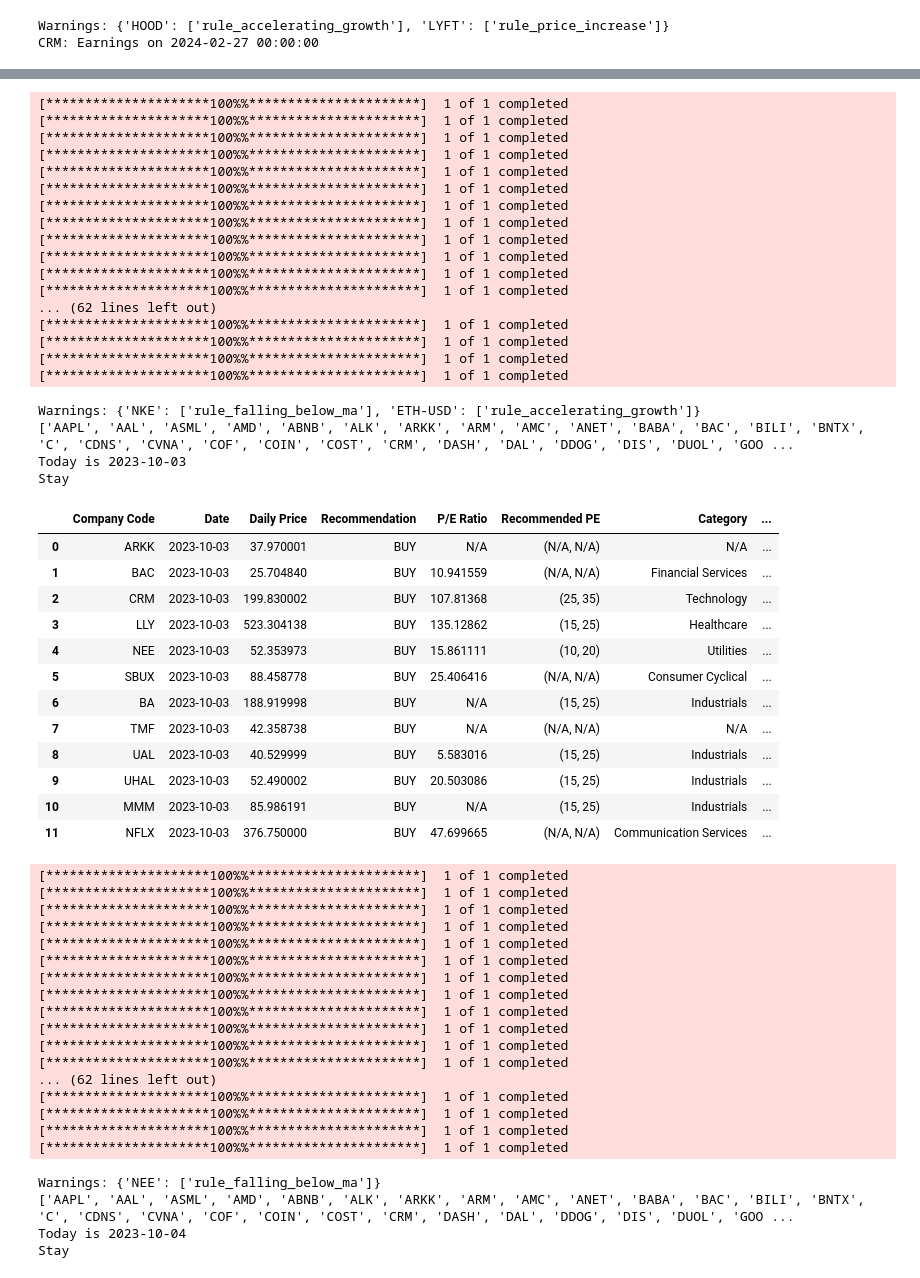
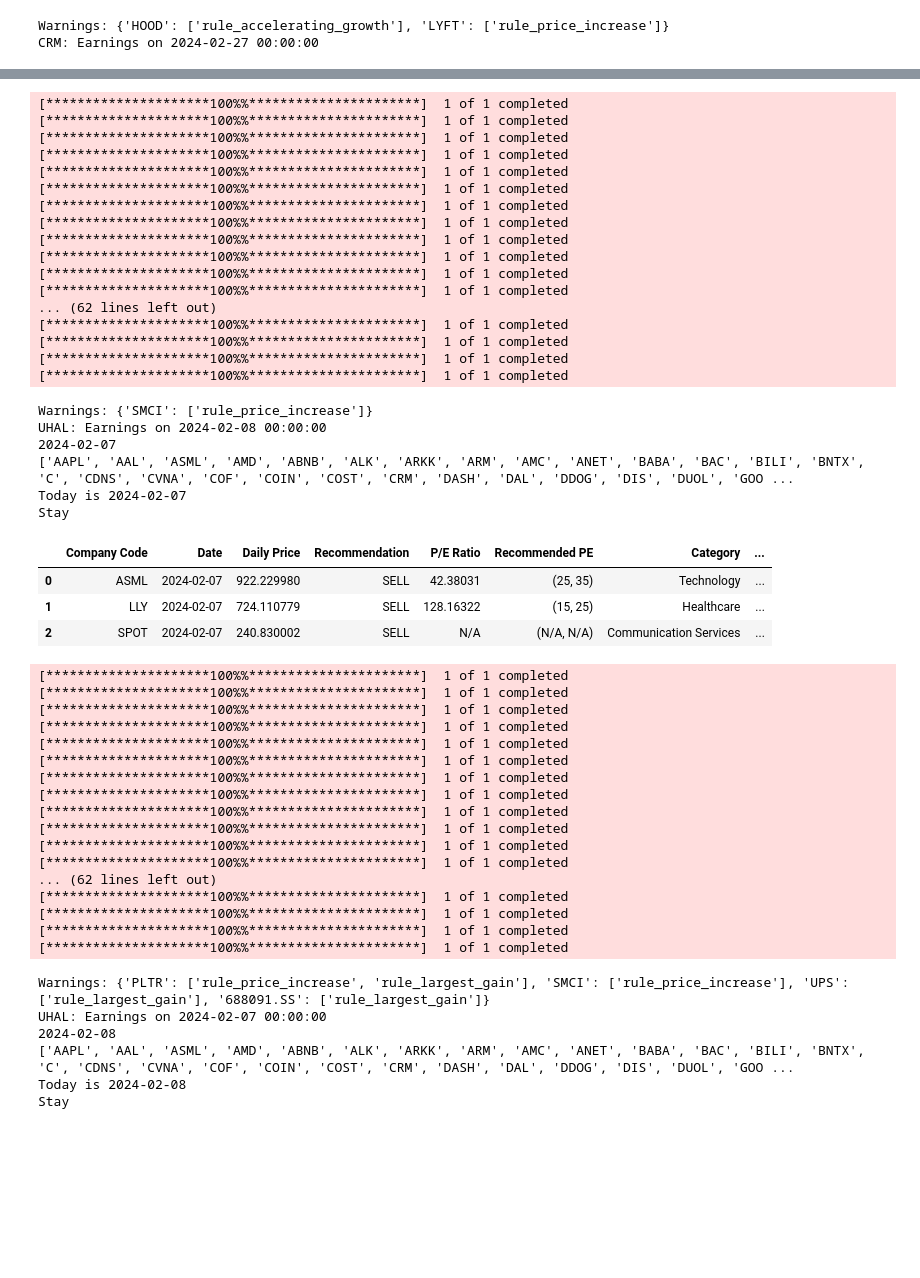
Before and after one commit to zhijiezh/stock-daily-check, a Jupyter notebook: test.ipynb, the cells around one changed output, grey strips where cells are left out. Saved outputs shown, nothing was run; the diff lists cells and outputs as text; code cells hidden in the pictures; blank space fills up the shorter version.

```diff
--- a/test.ipynb
+++ b/test.ipynb
@@ -691,26 +687,27 @@ Stay
 Warnings: {'HOOD': ['rule_accelerating_growth'], 'LYFT': ['rule_price_increase']}
 CRM: Earnings on 2024-02-27 00:00:00
 # %%
-# import pandas as pd
-# import yfinance as yf
-# from datetime import datetime
+import pandas as pd
+import yfinance as yf
+from datetime import datetime
 
-# # Re-initializing after code execution state reset
-# # Define the start date and end date
-# start_date = "2023-10-01"
-# end_date = datetime.today().strftime("%Y-%m-%d")  # Today's date
+# Re-initializing after code execution state reset
+# Define the start date and end date
+start_date = "2023-10-01"
+end_date = datetime.today().strftime("%Y-%m-%d")  # Today's date
 
-# # Use a commonly traded stock symbol to get trade dates (assuming NYSE calendar for this example)
-# ticker = "^GSPC"  # S&P 500 Index
+# Use a commonly traded stock symbol to get trade dates (assuming NYSE calendar for this example)
+ticker = "^GSPC"  # S&P 500 Index
 
-# # Download historical data for the ticker
-# data = yf.download(ticker, start=start_date, end=end_date)
+# Download historical data for the ticker
+data = yf.download(ticker, start=start_date, end=end_date)
 
-# # Extract the dates where trades occurred
-# trade_dates = data.index.strftime("%Y-%m-%d").tolist()
+# Extract the dates where trades occurred
+trade_dates = data.index.strftime("%Y-%m-%d").tolist()
 
-# trade_dates
-# for trade_date in trade_dates:
-#   every_day_printer(trade_date)
+trade_dates = trade_dates[-10:]
+for trade_date in trade_dates:
+  print(trade_date)
+  every_day_printer(trade_date)
 # %% [output]
 [*********************100%%**********************]  1 of 1 completed
@@ -729,37 +723,30 @@ Stay
 [*********************100%%**********************]  1 of 1 completed
 [*********************100%%**********************]  1 of 1 completed
 [*********************100%%**********************]  1 of 1 completed
 [*********************100%%**********************]  1 of 1 completed
 [*********************100%%**********************]  1 of 1 completed
 [*********************100%%**********************]  1 of 1 completed
 [*********************100%%**********************]  1 of 1 completed
 [*********************100%%**********************]  1 of 1 completed
 [*********************100%%**********************]  1 of 1 completed
 [*********************100%%**********************]  1 of 1 completed
 [*********************100%%**********************]  1 of 1 completed
 [*********************100%%**********************]  1 of 1 completed
 ... (62 lines left out)
 [*********************100%%**********************]  1 of 1 completed
 [*********************100%%**********************]  1 of 1 completed
 [*********************100%%**********************]  1 of 1 completed
 [*********************100%%**********************]  1 of 1 completed
-Warnings: {'NKE': ['rule_falling_below_ma'], 'ETH-USD': ['rule_accelerating_growth']}
+Warnings: {'SMCI': ['rule_price_increase']}
+UHAL: Earnings on 2024-02-08 00:00:00
+2024-02-07
 ['AAPL', 'AAL', 'ASML', 'AMD', 'ABNB', 'ALK', 'ARKK', 'ARM', 'AMC', 'ANET', 'BABA', 'BAC', 'BILI', 'BNTX', 'C', 'CDNS', 'CVNA', 'COF', 'COIN', 'COST', 'CRM', 'DASH', 'DAL', 'DDOG', 'DIS', 'DUOL', 'GOO ...
-Today is 2023-10-03
+Today is 2024-02-07
 Stay
 |  | Company Code | Date | Daily Price | Recommendation | P/E Ratio | Recommended PE | Category | ... |
-| 0 | ARKK | 2023-10-03 | 37.970001 | BUY | N/A | (N/A, N/A) | N/A | ... |
-| 1 | BAC | 2023-10-03 | 25.704840 | BUY | 10.941559 | (N/A, N/A) | Financial Services | ... |
-| 2 | CRM | 2023-10-03 | 199.830002 | BUY | 107.81368 | (25, 35) | Technology | ... |
-| 3 | LLY | 2023-10-03 | 523.304138 | BUY | 135.12862 | (15, 25) | Healthcare | ... |
-| 4 | NEE | 2023-10-03 | 52.353973 | BUY | 15.861111 | (10, 20) | Utilities | ... |
-| 5 | SBUX | 2023-10-03 | 88.458778 | BUY | 25.406416 | (N/A, N/A) | Consumer Cyclical | ... |
-| 6 | BA | 2023-10-03 | 188.919998 | BUY | N/A | (15, 25) | Industrials | ... |
-| 7 | TMF | 2023-10-03 | 42.358738 | BUY | N/A | (N/A, N/A) | N/A | ... |
-| 8 | UAL | 2023-10-03 | 40.529999 | BUY | 5.583016 | (15, 25) | Industrials | ... |
-| 9 | UHAL | 2023-10-03 | 52.490002 | BUY | 20.503086 | (15, 25) | Industrials | ... |
-| 10 | MMM | 2023-10-03 | 85.986191 | BUY | N/A | (15, 25) | Industrials | ... |
-| 11 | NFLX | 2023-10-03 | 376.750000 | BUY | 47.699665 | (N/A, N/A) | Communication Services | ... |
+| 0 | ASML | 2024-02-07 | 922.229980 | SELL | 42.38031 | (25, 35) | Technology | ... |
+| 1 | LLY | 2024-02-07 | 724.110779 | SELL | 128.16322 | (15, 25) | Healthcare | ... |
+| 2 | SPOT | 2024-02-07 | 240.830002 | SELL | N/A | (N/A, N/A) | Communication Services | ... |
 [*********************100%%**********************]  1 of 1 completed
 [*********************100%%**********************]  1 of 1 completed
 [*********************100%%**********************]  1 of 1 completed
@@ -777,8 +764,10 @@ Stay
 [*********************100%%**********************]  1 of 1 completed
 [*********************100%%**********************]  1 of 1 completed
 [*********************100%%**********************]  1 of 1 completed
-Warnings: {'NEE': ['rule_falling_below_ma']}
+Warnings: {'PLTR': ['rule_price_increase', 'rule_largest_gain'], 'SMCI': ['rule_price_increase'], 'UPS': ['rule_largest_gain'], '688091.SS': ['rule_largest_gain']}
+UHAL: Earnings on 2024-02-07 00:00:00
+2024-02-08
 ['AAPL', 'AAL', 'ASML', 'AMD', 'ABNB', 'ALK', 'ARKK', 'ARM', 'AMC', 'ANET', 'BABA', 'BAC', 'BILI', 'BNTX', 'C', 'CDNS', 'CVNA', 'COF', 'COIN', 'COST', 'CRM', 'DASH', 'DAL', 'DDOG', 'DIS', 'DUOL', 'GOO ...
-Today is 2023-10-04
+Today is 2024-02-08
 Stay
 |  | Company Code | Date | Daily Price | Recommendation | P/E Ratio | Recommended PE | Category | ... |
```
Also changed, not shown: parts of 2 cells of this notebook, 1 other file.
